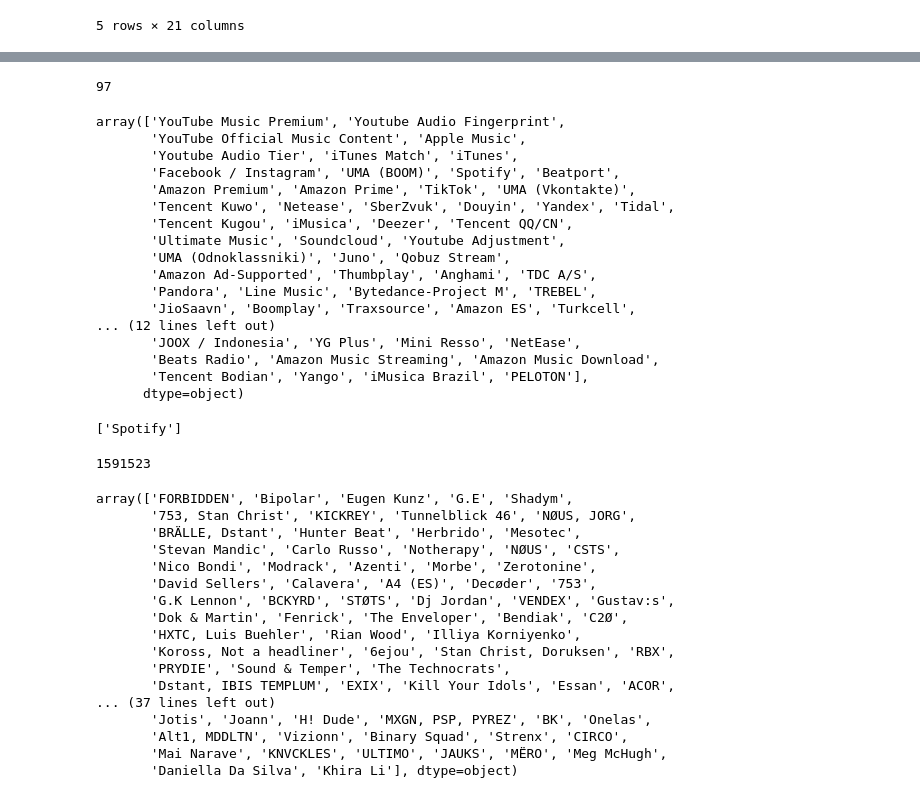
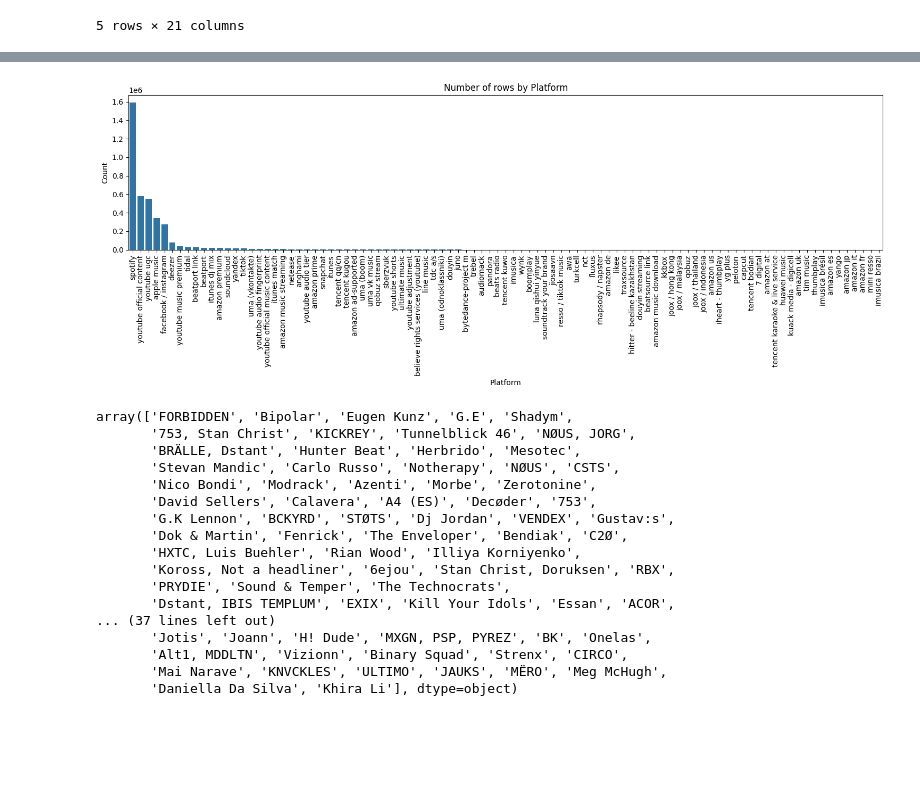
Before and after one commit to Iker-Jauregui/MLOps_Final_Project, a Jupyter notebook: notebooks/EDA.ipynb, the cells around one changed output, grey strips where cells are left out. Drawn from its saved outputs; the diff is of its cells as text; code cells hidden in the pictures; blank space fills up the shorter version.

```diff
--- a/notebooks/EDA.ipynb
+++ b/notebooks/EDA.ipynb
@@ -13,2 +11,3 @@ KeyboardInterrupt:
 # %%
-import pandas as pd
+from utils.utils import load_data
+df = load_data()
@@ -15,5 +16,3 @@ import pandas as pd
-# %%
-df = pd.read_csv("../data/ensemble_2022-07-01_2025-10-01.csv", sep=';')
 # %%
 df.head(5)
 # %% [output]
@@ -35,37 +71,17 @@ len(df['Platform'].apply(lambda x: x.lower()).unique())
-# %%
-len(df['Platform'].unique())
-# %% [output]
-97
-# %%
-df['Platform'].unique()
-# %% [output]
-array(['YouTube Music Premium', 'Youtube Audio Fingerprint',
-       'YouTube Official Music Content', 'Apple Music',
-       'Youtube Audio Tier', 'iTunes Match', 'iTunes',
-       'Facebook / Instagram', 'UMA (BOOM)', 'Spotify', 'Beatport',
-       'Amazon Premium', 'Amazon Prime', 'TikTok', 'UMA (Vkontakte)',
-       'Tencent Kuwo', 'Netease', 'SberZvuk', 'Douyin', 'Yandex', 'Tidal',
-       'Tencent Kugou', 'iMusica', 'Deezer', 'Tencent QQ/CN',
-       'Ultimate Music', 'Soundcloud', 'Youtube Adjustment',
-       'UMA (Odnoklassniki)', 'Juno', 'Qobuz Stream',
-       'Amazon Ad-Supported', 'Thumbplay', 'Anghami', 'TDC A/S',
-       'Pandora', 'Line Music', 'Bytedance-Project M', 'TREBEL',
-       'JioSaavn', 'Boomplay', 'Traxsource', 'Amazon ES', 'Turkcell',
-... (12 lines left out)
-       'JOOX / Indonesia', 'YG Plus', 'Mini Resso', 'NetEase',
-       'Beats Radio', 'Amazon Music Streaming', 'Amazon Music Download',
-       'Tencent Bodian', 'Yango', 'iMusica Brazil', 'PELOTON'],
-      dtype=object)
-# %%
-[x for x in df['Platform'].unique() if x.lower() in "spotify"]
-# %% [output]
-['Spotify']
+# %%
+count_by_platform = df['Platform'].apply(lambda x: x.lower()).value_counts()
+plt.figure(figsize=(15, 6))
+sns.barplot(x=count_by_platform.index, y=count_by_platform.values)
+plt.title('Number of rows by Platform')
+plt.xlabel('Platform')
+plt.ylabel('Count')
+plt.xticks(rotation=90)
+plt.tight_layout()
+plt.show()
+# %% [output]
+[figure, added]
 # %%
 df_spotify = df[df['Platform'] == 'Spotify']
-# %%
-len(df_spotify)
-# %% [output]
-1591523
 # %%
 df_spotify['Artist Name'].unique()
 # %% [output]
```
Also changed, not shown: parts of 6 cells of this notebook, 3 other files.
